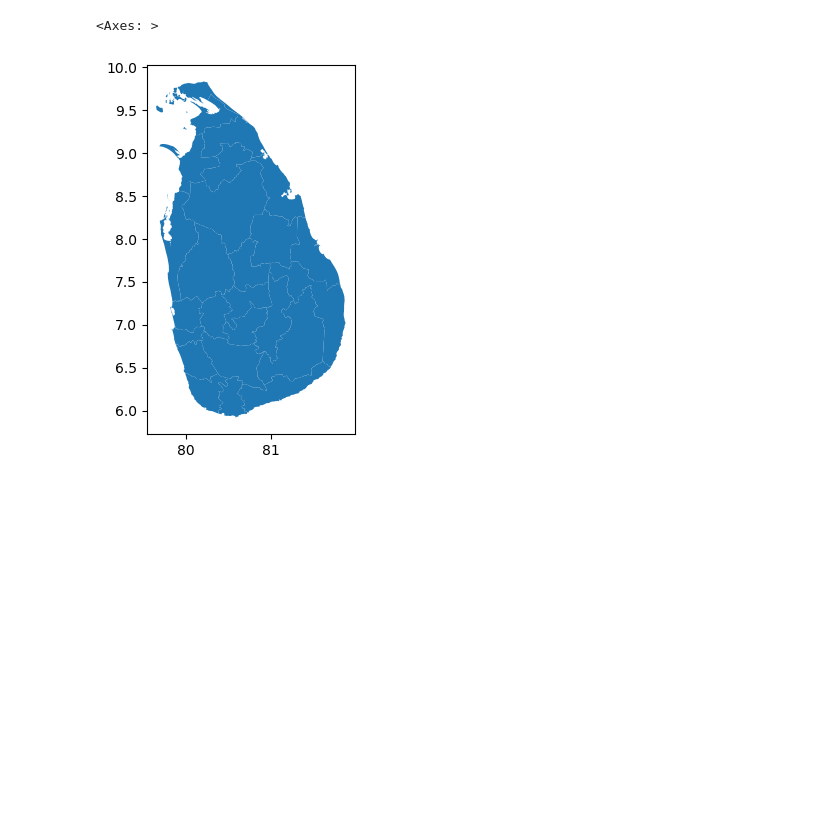
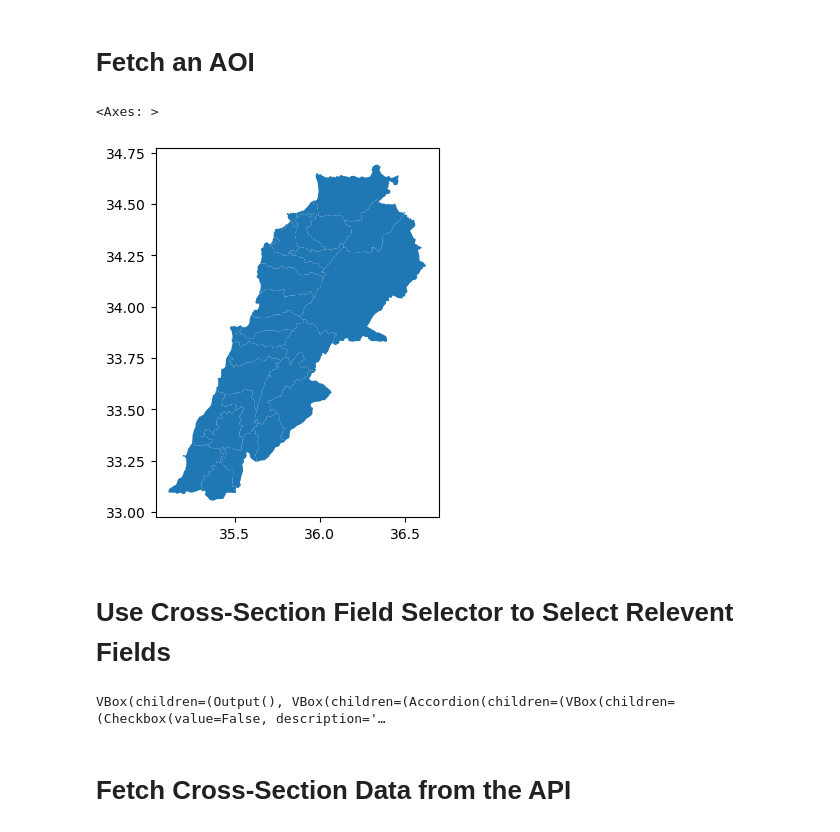
Before and after one commit to worldbank/DECAT_Space2Stats, a Jupyter notebook: docs/user-docs/space2stats_api_ui_demo.ipynb, the cells around one changed output. Drawn from its saved outputs; the diff is of its cells as text; code cells hidden in the pictures; blank space fills up the shorter version.

Commit message:
feat: updated demo showcasing the UI widgets

```diff
--- a/docs/user-docs/space2stats_api_ui_demo.ipynb
+++ b/docs/user-docs/space2stats_api_ui_demo.ipynb
@@ -248,9 +30,23 @@ selected_fields = field_selector.get_selected_fields()
+# %% [markdown]
+# Fetch an AOI
 # %%
-ISO3 = "LKA" # Sri Lanka
+# Fetch an AOI
+ISO3 = "LBN" # Lebanon
 ADM = "ADM2" # Level 2 administrative boundaries
 adm_boundaries = client.fetch_admin_boundaries(ISO3, ADM)
 adm_boundaries.plot()
 # %% [output]
 <Axes: >
-[figure, old version]
+[figure, new version]
+# %% [markdown]
+# Use Cross-Section Field Selector to Select Relevent Fields
+# %%
+# Display the Cross-Section Field Selector widget
+# In this example we are selecting all of the NTL data
+csfs = CrossSectionFieldSelector(client)
+csfs.display()
+# %% [output]
+VBox(children=(Output(), VBox(children=(Accordion(children=(VBox(children=(Checkbox(value=False, description='…
+# %% [markdown]
+# Fetch Cross-Section Data from the API
 # %%
```
Also changed, not shown: parts of 16 cells of this notebook.
